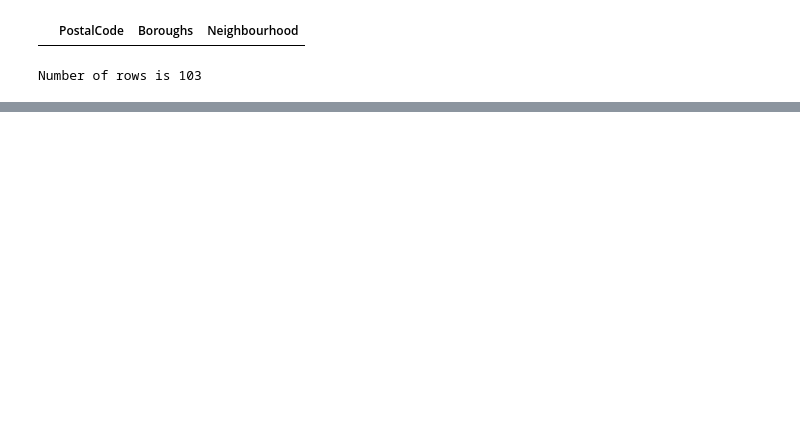
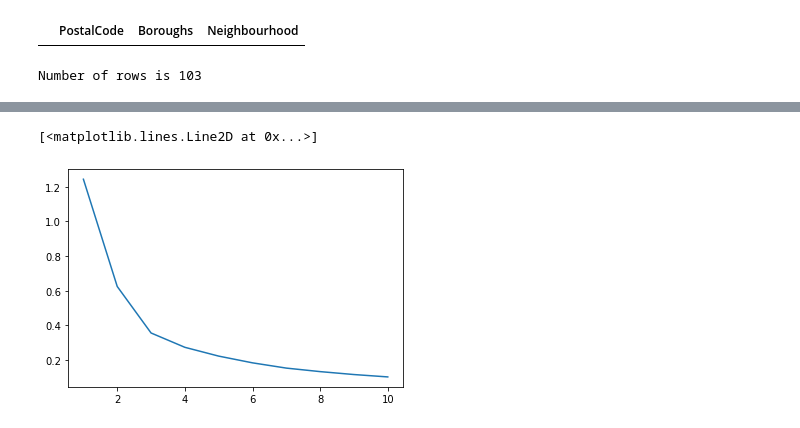
Before and after one commit to GauthamN3004/Coursera_Capstone_Project, a Jupyter notebook: fetch_wiki_data.ipynb, the cells around one changed output, grey strips where cells are left out. Cells and saved outputs as stored; diff of their text form; code cells hidden in the pictures; blank space fills up the shorter version.

Commit message:
assignment 2 - fetch data and cluster the neighbourhood

```diff
--- a/fetch_wiki_data.ipynb
+++ b/fetch_wiki_data.ipynb
@@ -197,3 +209,6 @@ df.loc[df["Neighbourhood"] == 'Not assigned']
 print("Number of rows is",df.shape[0])
 # %% [output]
 Number of rows is 103
+# %%
+pc = pd.read_csv("postal_code.csv")
+pc.head()
@@ -199,0 +222,10 @@ Number of rows is 103
+# %%
+latitude = []
+longitude = []
+for i in range(df.shape[0]):
+    p = df.iloc[i,0]
+    latitude.append(pc.loc[pc["Postal Code"] == p,"Latitude"].values[0])
+    longitude.append(pc.loc[pc["Postal Code"] == p,"Longitude"].values[0])
+# %%
+df["Latitude"] = latitude
+df["Longitude"] = longitude
@@ -199,0 +269,14 @@ Number of rows is 103
+# %%
+from sklearn.cluster import KMeans
+# set number of clusters
+kclusters_array = [1,2,3,4,5,6,7,8,9,10]
+inertia = []
+for kclusters in kclusters_array:
+    toronto_grouped_clustering = df.drop(columns = ["PostalCode","Boroughs","Neighbourhood"])
+    kmeans = KMeans(n_clusters=kclusters, random_state=0).fit(toronto_grouped_clustering)
+    inertia.append(kmeans.inertia_)
+# %%
+plt.plot(kclusters_array,inertia)
+# %% [output]
+[<matplotlib.lines.Line2D at 0x...>]
+[figure, added]
```
Also changed, not shown: parts of 13 cells of this notebook, 1 other file.
